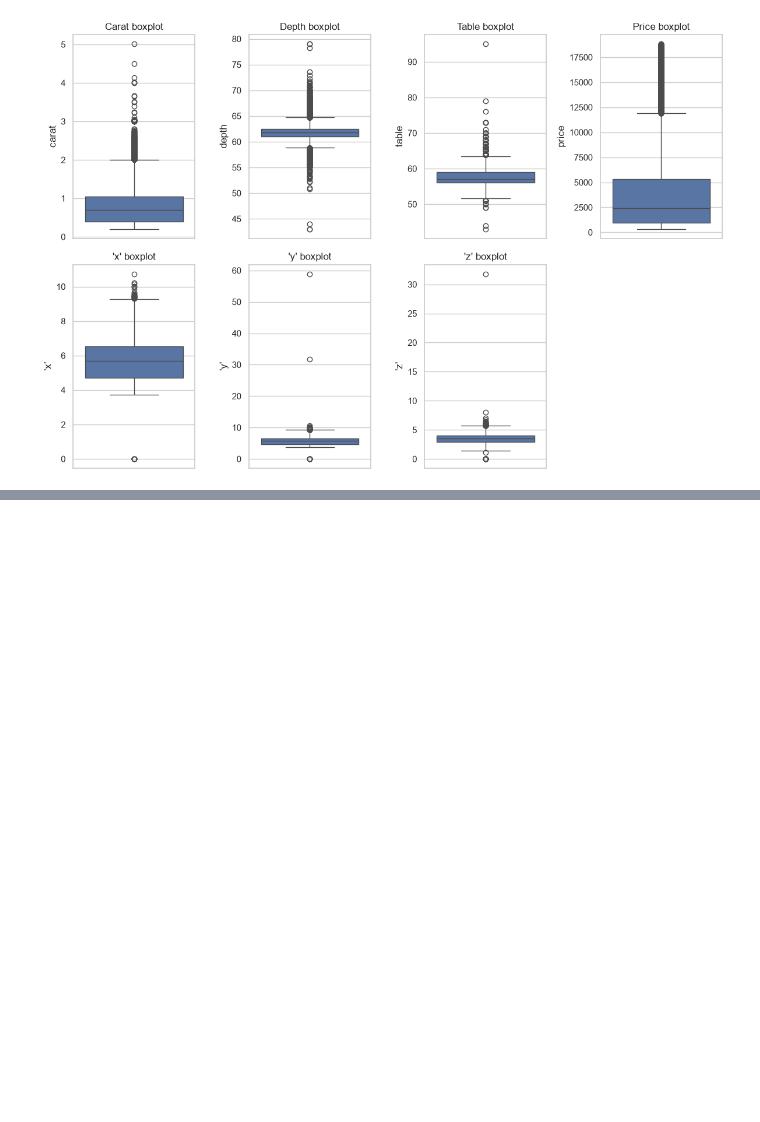
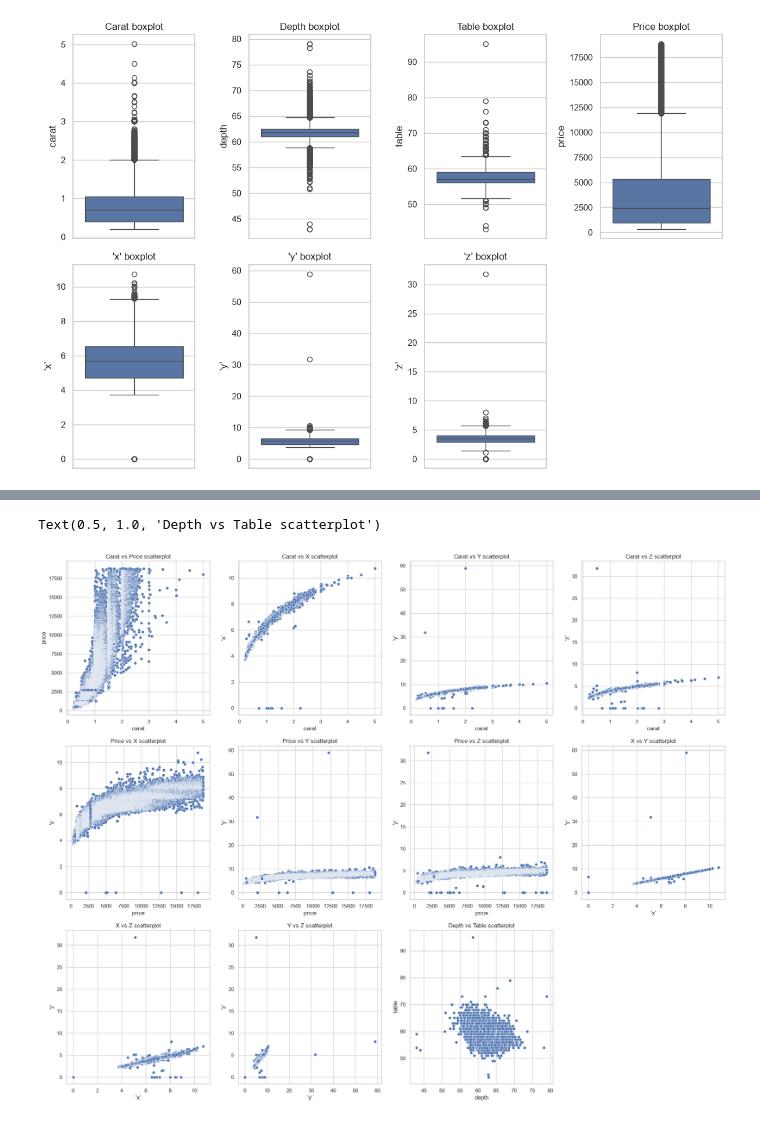
Before and after one commit to ssergioogj/Machine-Learning-Guide, a Jupyter notebook: supervised_learning/clasification/classification.ipynb, the cells around one changed output, grey strips where cells are left out. Saved outputs shown, nothing was run; the diff lists cells and outputs as text; code cells hidden in the pictures; blank space fills up the shorter version.

```diff
--- a/supervised_learning/clasification/classification.ipynb
+++ b/supervised_learning/clasification/classification.ipynb
@@ -226,0 +263,54 @@ INTERPRETAR LOS DATOS DE LA BOXPLOT
+# %%
+# The first two variables to analyze is carat and price, that have a strong correlation
+plt.figure(figsize=(25,20))
+plt.subplot(3,4,1)
+sns.scatterplot(df, x='carat', y='price')
+plt.title("Carat vs Price scatterplot")
+
+# Then we are going to do the same with x, y and z
+plt.subplot(3,4,2)
+sns.scatterplot(df, x='carat', y='\'x\'')
+plt.title("Carat vs X scatterplot")
+
+plt.subplot(3,4,3)
+sns.scatterplot(df, x='carat', y='\'y\'')
+plt.title("Carat vs Y scatterplot")
+
+plt.subplot(3,4,4)
+sns.scatterplot(df, x='carat', y='\'z\'')
+plt.title("Carat vs Z scatterplot")
+
+
+# Price also has a strong relationship with x,y and z
+plt.subplot(3,4,5)
+sns.scatterplot(df, x='price', y='\'x\'')
+plt.title("Price vs X scatterplot")
+
+plt.subplot(3,4,6)
+sns.scatterplot(df, x='price', y='\'y\'')
+plt.title("Price vs Y scatterplot")
+
+plt.subplot(3,4,7)
+sns.scatterplot(df, x='price', y='\'z\'')
+plt.title("Price vs Z scatterplot")
+
+# It is also interesting the relationship between variables x,y,z
+plt.subplot(3,4,8)
+sns.scatterplot(df, x='\'x\'', y='\'y\'')
+plt.title("X vs Y scatterplot")
+
+plt.subplot(3,4,9)
+sns.scatterplot(df, x='\'x\'', y='\'z\'')
+plt.title("X vs Z scatterplot")
+
+plt.subplot(3,4,10)
+sns.scatterplot(df, x='\'y\'', y='\'z\'')
+plt.title("Y vs Z scatterplot")
+
+# Finally, we will study the negative correlation between Depth and Table
+plt.subplot(3,4,11)
+sns.scatterplot(df, x='depth', y='table')
+plt.title("Depth vs Table scatterplot")
+# %% [output]
+Text(0.5, 1.0, 'Depth vs Table scatterplot')
+[figure, added]
```
Also changed, not shown: parts of 10 cells of this notebook.
